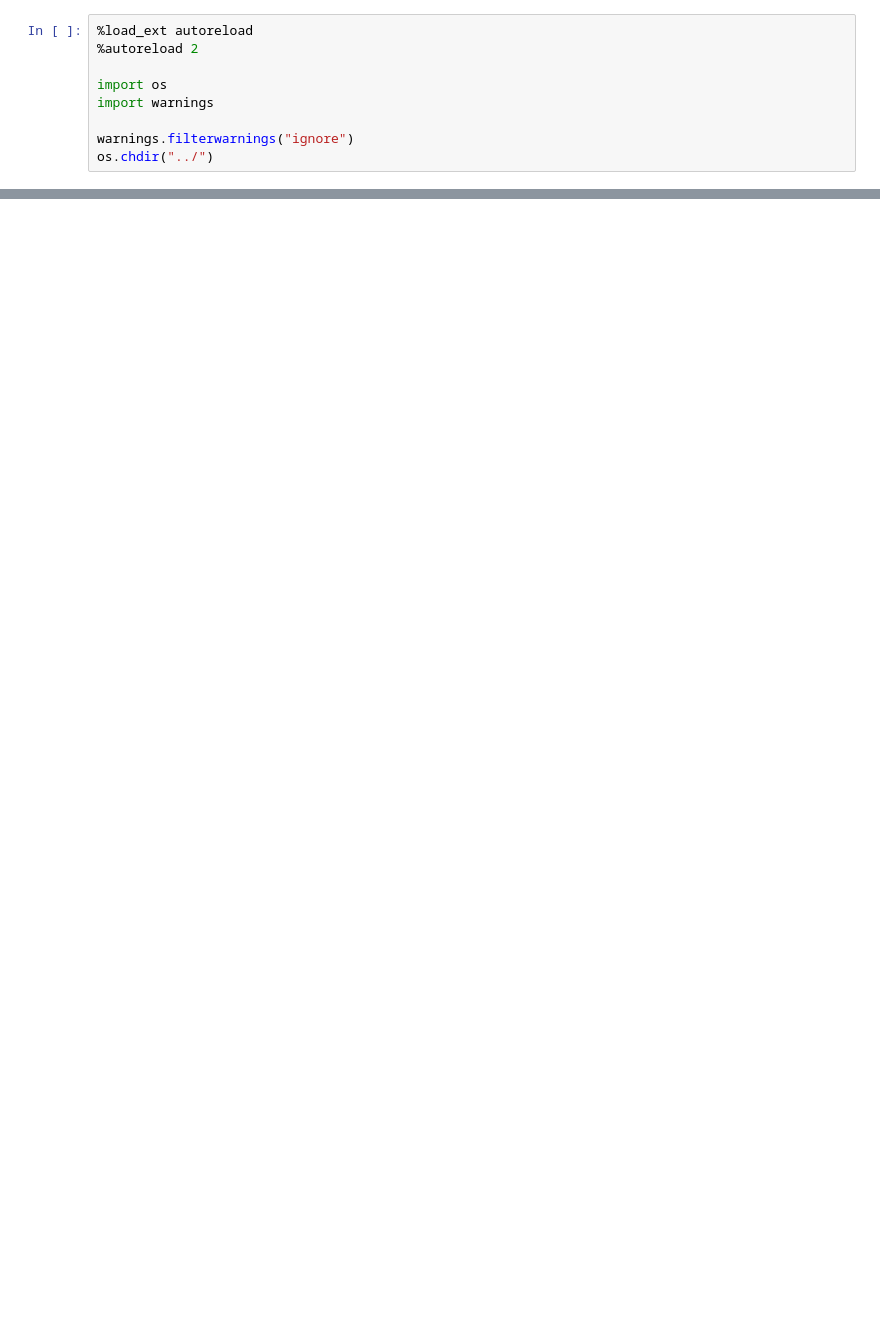
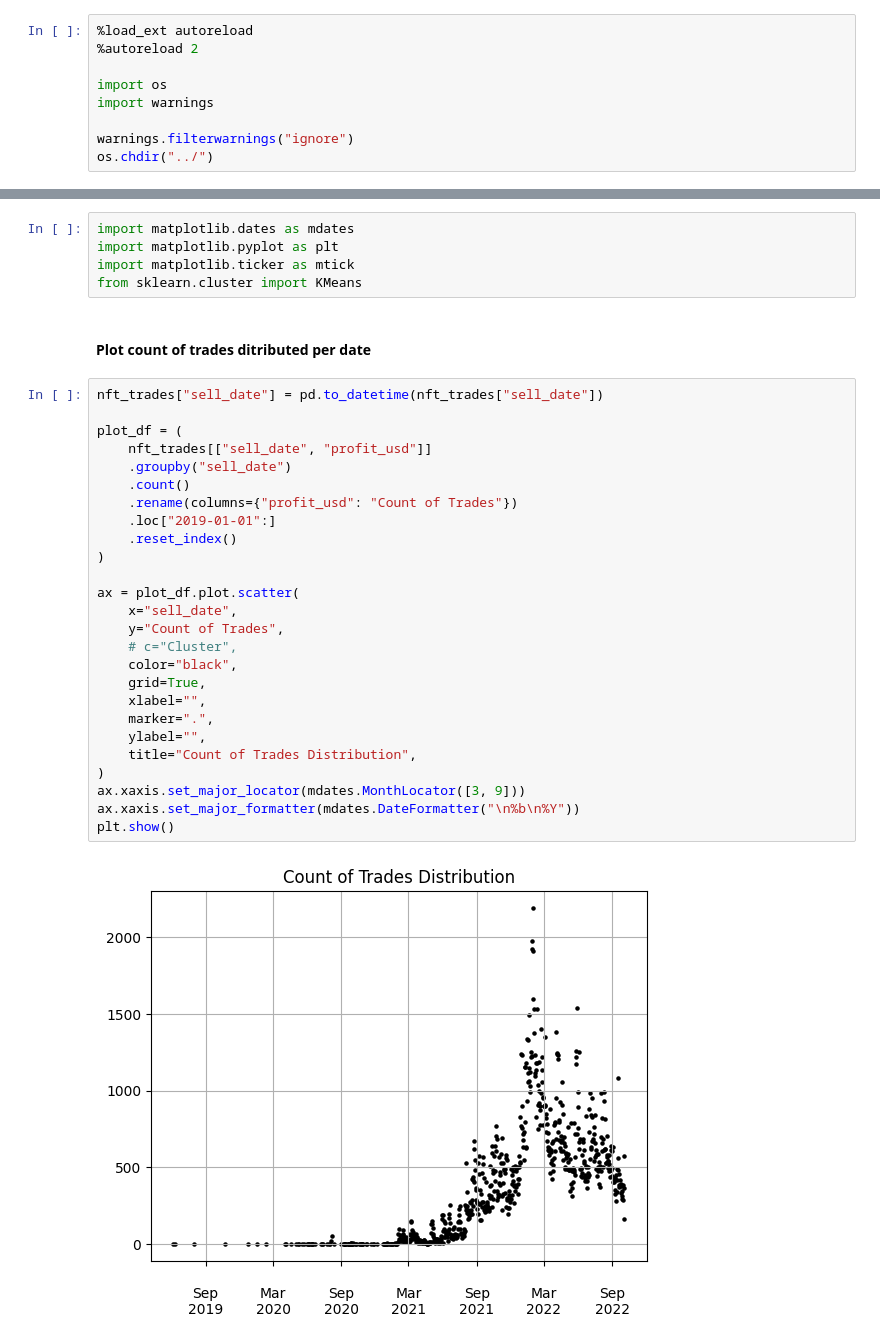
Before and after one commit to vfcapital/bachelor-thesis, a Jupyter notebook: bachelorthesis/notebooks/trade_analysis.ipynb, the cells around one changed output, grey strips where cells are left out. Drawn from its saved outputs; the diff is of its cells as text; blank space fills up the shorter version.

```diff
--- a/bachelorthesis/notebooks/trade_analysis.ipynb
+++ b/bachelorthesis/notebooks/trade_analysis.ipynb
@@ -38,6 +36,41 @@ nft_trades.head()
 | 0xmons.xyz_126 | 1 | 2021-03-11 | 2021-08-07 | 149 | 5.55 | 7.770 | 0.400000 | ... |
 | 0xmons.xyz_127 | 1 | 2022-01-01 | 2022-02-12 | 42 | 21.00 | 19.069 | -0.091952 | ... |
 | 0xmons.xyz_129 | 1 | 2021-02-20 | 2021-09-17 | 209 | 9.99 | 21.000 | 1.102102 | ... |
+# %%
+import matplotlib.dates as mdates
+import matplotlib.pyplot as plt
+import matplotlib.ticker as mtick
+from sklearn.cluster import KMeans
+# %% [markdown]
+#### Plot count of trades ditributed per date
+# %%
+nft_trades["sell_date"] = pd.to_datetime(nft_trades["sell_date"])
+
+plot_df = (
+    nft_trades[["sell_date", "profit_usd"]]
+    .groupby("sell_date")
+    .count()
+    .rename(columns={"profit_usd": "Count of Trades"})
+    .loc["2019-01-01":]
+    .reset_index()
+)
+
+ax = plot_df.plot.scatter(
+    x="sell_date",
+    y="Count of Trades",
+    # c="Cluster",
+    color="black",
+    grid=True,
+    xlabel="",
+    marker=".",
+    ylabel="",
+    title="Count of Trades Distribution",
+)
+ax.xaxis.set_major_locator(mdates.MonthLocator([3, 9]))
+ax.xaxis.set_major_formatter(mdates.DateFormatter("\n%b\n%Y"))
+plt.show()
+# %% [output]
+[figure, added]
 # %%
 nft_trades["sell_date"] = pd.to_datetime(nft_trades["sell_date"])
 ax = (
```
Also changed, not shown: parts of 24 cells of this notebook, 2 other files.
